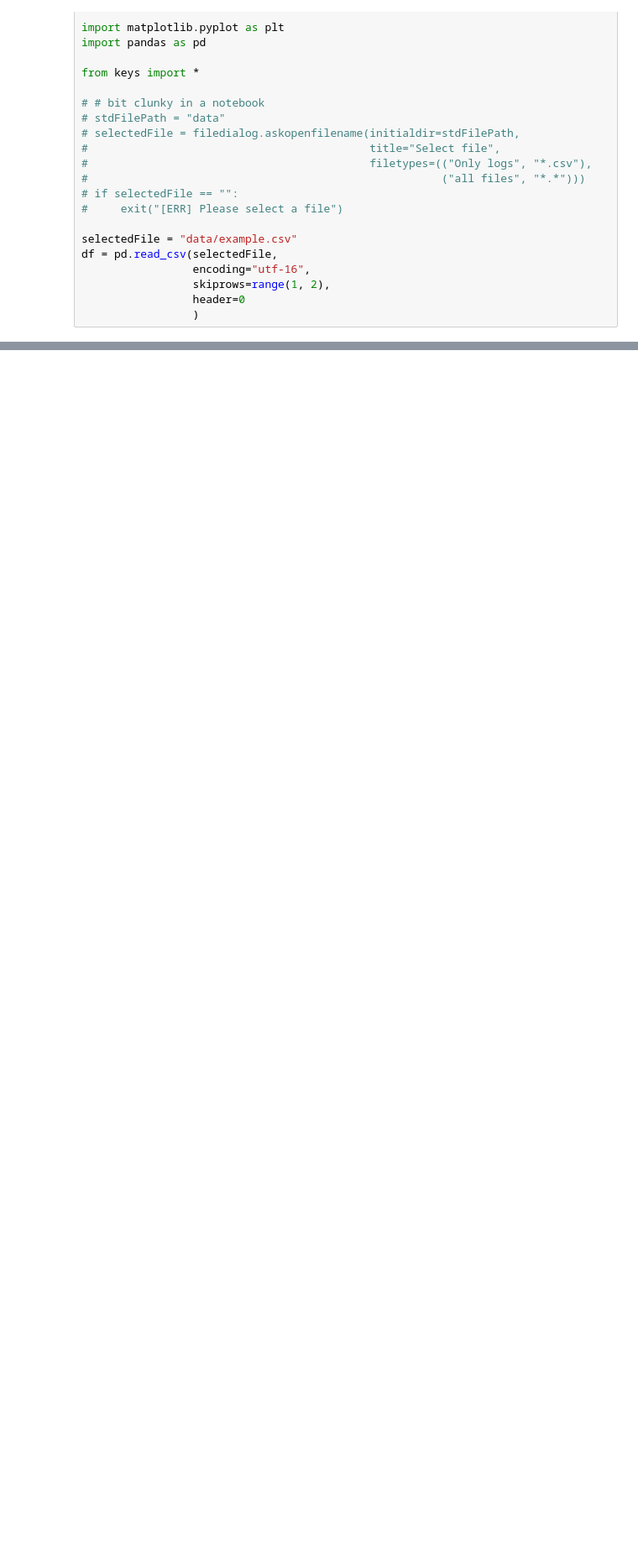
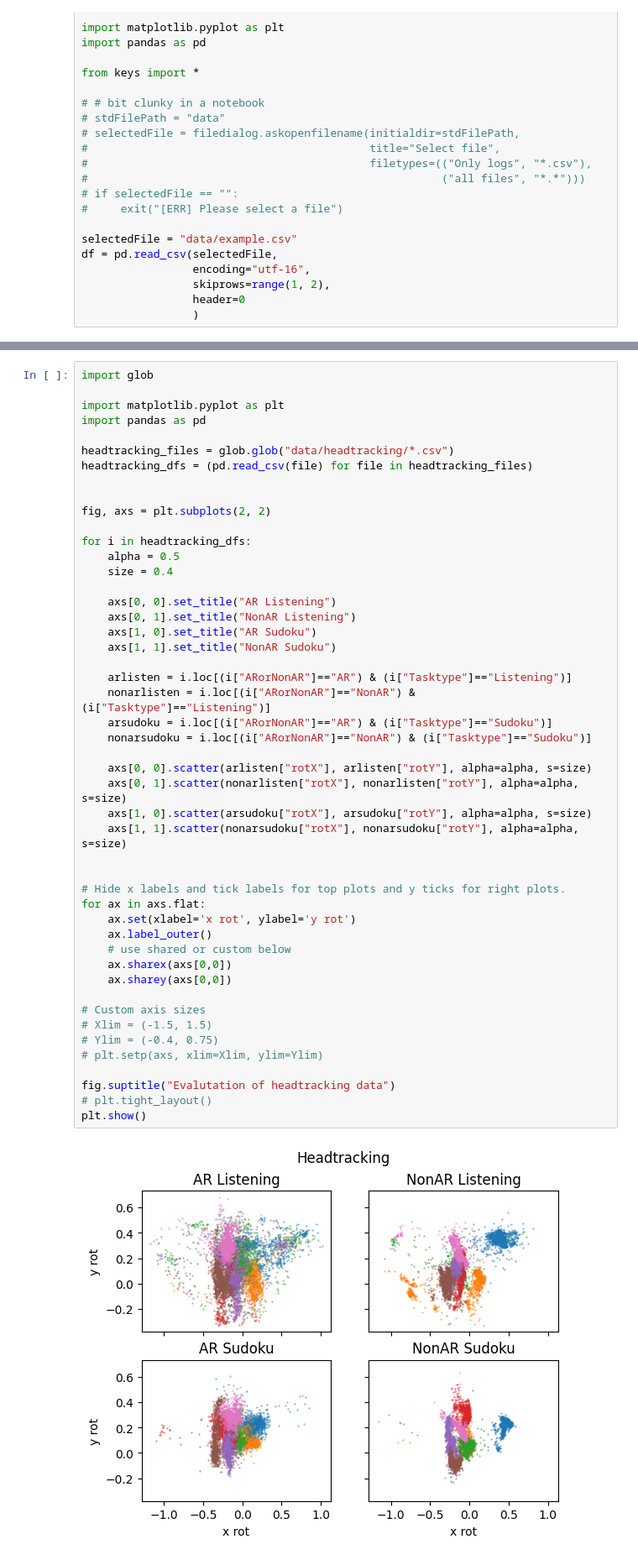
Before and after one commit to BrunoBerger/Zen-Office, a Jupyter notebook: Auswertung/test.ipynb, the cells around one changed output, grey strips where cells are left out. Shown: that part at 84% size. Cells and saved outputs as stored; diff of their text form; blank space fills up the shorter version.

```diff
--- a/Auswertung/test.ipynb
+++ b/Auswertung/test.ipynb
@@ -102,0 +78,50 @@ Case: 36, Fragebogen: NonArFirst, AR_Listen FeelingScale: Unzufrieden: 1
+# %%
+import glob
+
+import matplotlib.pyplot as plt
+import pandas as pd
+
+headtracking_files = glob.glob("data/headtracking/*.csv")
+headtracking_dfs = (pd.read_csv(file) for file in headtracking_files)
+
+
+fig, axs = plt.subplots(2, 2)
+
+for i in headtracking_dfs:
+    alpha = 0.5
+    size = 0.4
+
+    axs[0, 0].set_title("AR Listening")
+    axs[0, 1].set_title("NonAR Listening")
+    axs[1, 0].set_title("AR Sudoku")
+    axs[1, 1].set_title("NonAR Sudoku")
+
+    arlisten = i.loc[(i["ARorNonAR"]=="AR") & (i["Tasktype"]=="Listening")]
+    nonarlisten = i.loc[(i["ARorNonAR"]=="NonAR") & (i["Tasktype"]=="Listening")]
+    arsudoku = i.loc[(i["ARorNonAR"]=="AR") & (i["Tasktype"]=="Sudoku")]
+    nonarsudoku = i.loc[(i["ARorNonAR"]=="NonAR") & (i["Tasktype"]=="Sudoku")]
+
+    axs[0, 0].scatter(arlisten["rotX"], arlisten["rotY"], alpha=alpha, s=size)
+    axs[0, 1].scatter(nonarlisten["rotX"], nonarlisten["rotY"], alpha=alpha, s=size)
+    axs[1, 0].scatter(arsudoku["rotX"], arsudoku["rotY"], alpha=alpha, s=size)
+    axs[1, 1].scatter(nonarsudoku["rotX"], nonarsudoku["rotY"], alpha=alpha, s=size)
+
+
+# Hide x labels and tick labels for top plots and y ticks for right plots.
+for ax in axs.flat:
+    ax.set(xlabel='x rot', ylabel='y rot')
+    ax.label_outer()
+    # use shared or custom below
+    ax.sharex(axs[0,0])
+    ax.sharey(axs[0,0])
+
+# Custom axis sizes
+# Xlim = (-1.5, 1.5)
+# Ylim = (-0.4, 0.75)
+# plt.setp(axs, xlim=Xlim, ylim=Ylim)
+
+fig.suptitle("Evalutation of headtracking data")
+# plt.tight_layout()
+plt.show()
+# %% [output]
+[figure, added]
```
Also changed, not shown: parts of 5 cells of this notebook, 6 other files.
